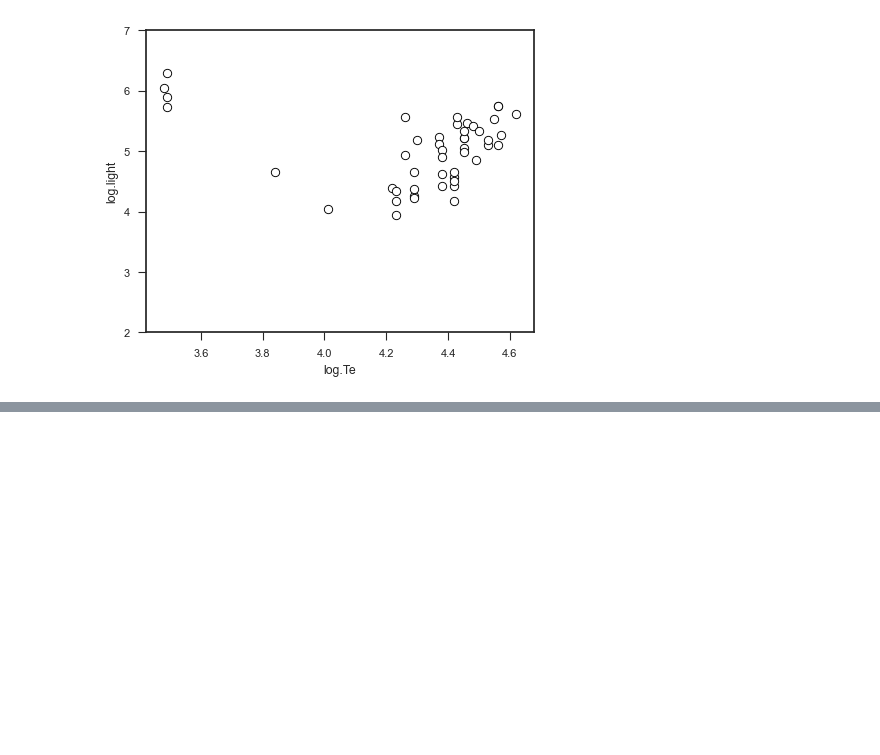
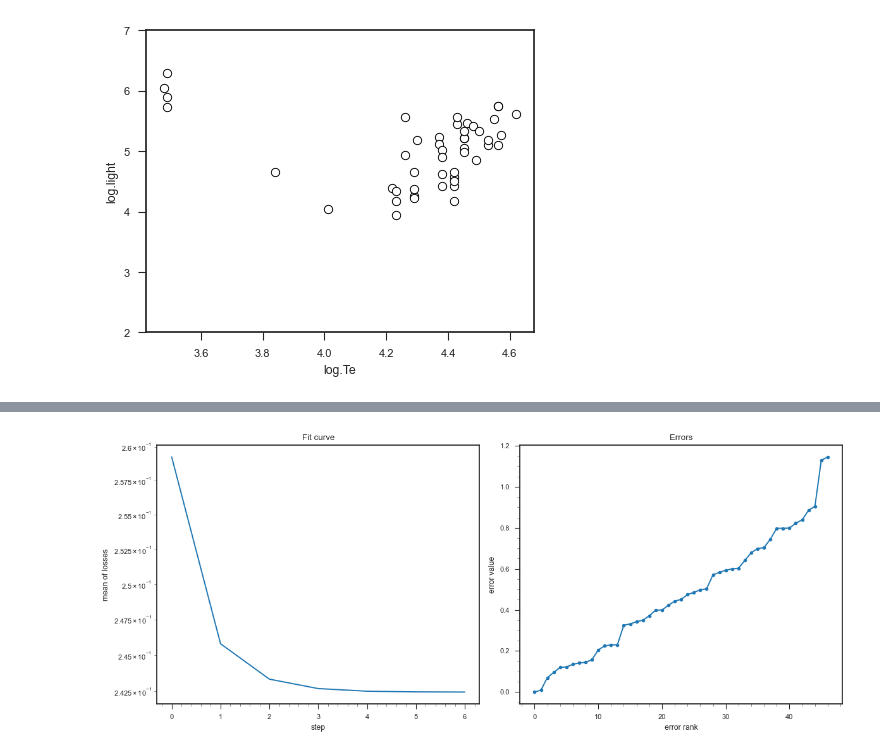
Before and after one commit to intellimath/mlgrad, a Jupyter notebook: examples/robust_linear_regression.ipynb, the cells around one changed output, grey strips where cells are left out. Saved outputs shown, nothing was run; the diff lists cells and outputs as text; code cells hidden in the pictures; blank space fills up the shorter version.

```diff
--- a/examples/robust_linear_regression.ipynb
+++ b/examples/robust_linear_regression.ipynb
@@ -59,7 +62,10 @@ regr_ls = regr.regression(log_Te[:,None], log_light, mod_ls, h=0.5, n_iter=2000)
 # %%
 mod_r = model.LinearModel(1)
 mod_r.init_param()
 regr_r = regr.r_regression_irls(log_Te[:,None], log_light, mod_r, func.LogSquare(), h=0.5, n_iter=2000)
+regr.plot_losses_and_errors(regr_r, log_Te[:,None], log_light)
+# %% [output]
+[figure, added]
 # %%
 mod_m = model.LinearModel(1)
 mod_m.init_param()
```
Also changed, not shown: parts of 4 cells of this notebook, 6 other files.
